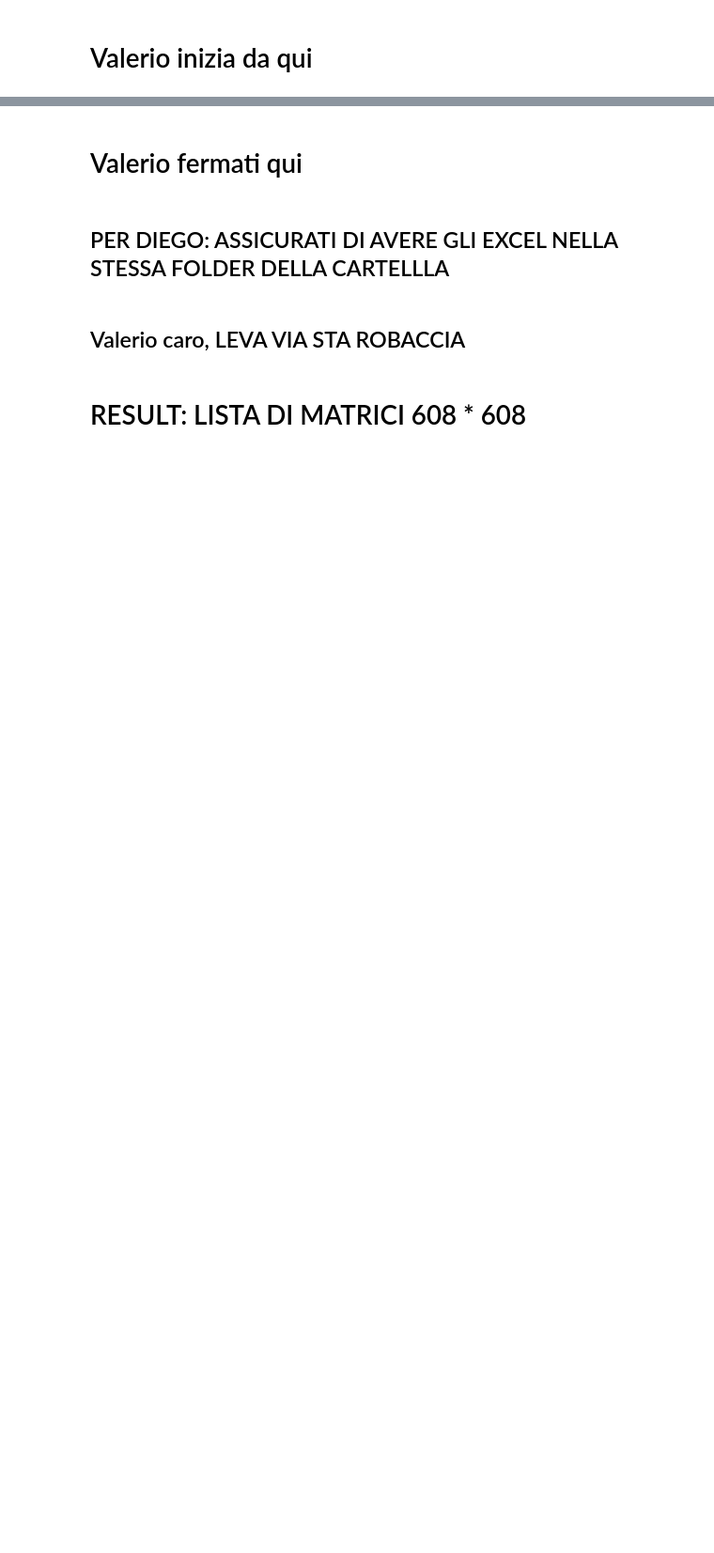
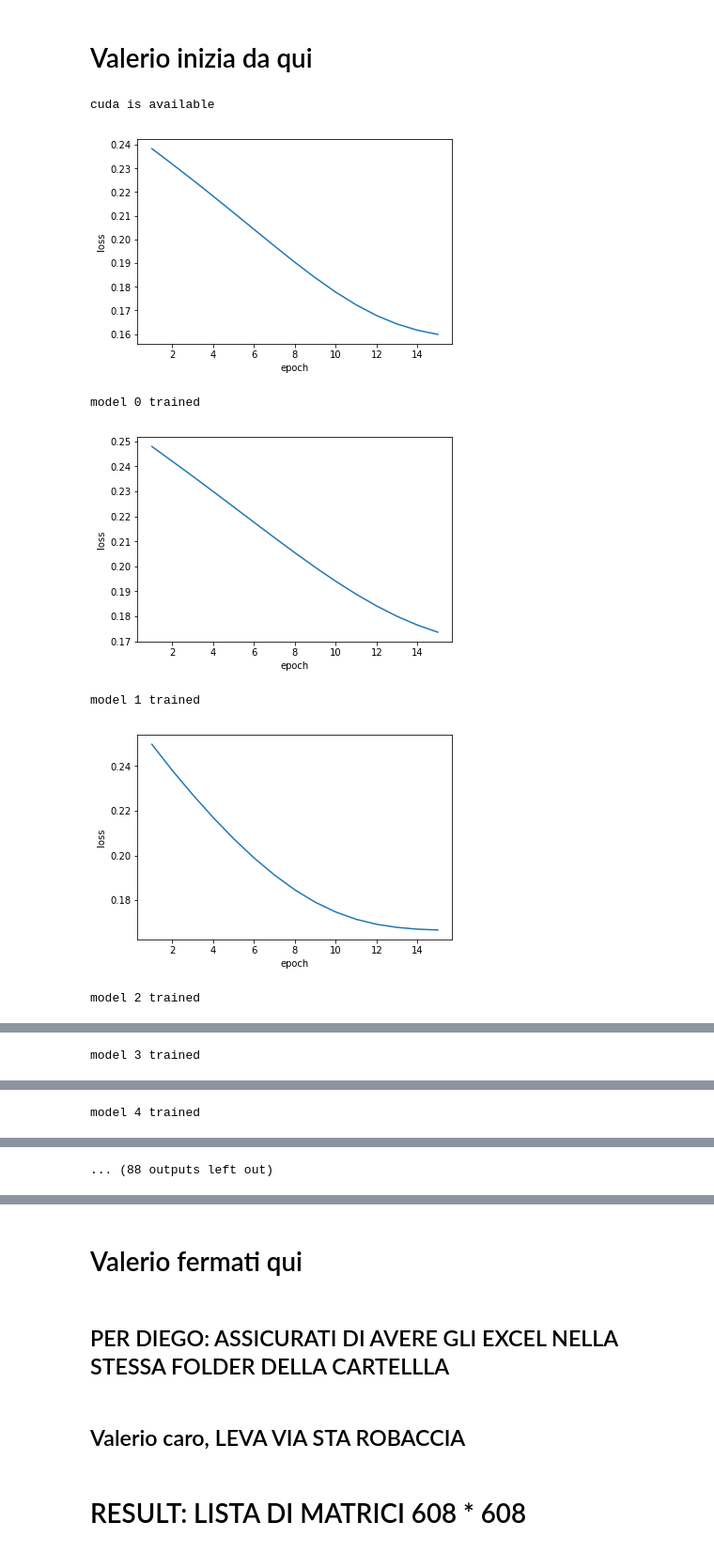
Before and after one commit to diegofiori/ML_RoadSegmentation, a Jupyter notebook: ML_notebook_Diego_Valerio.ipynb, the cells around one changed output, grey strips where cells are left out. Shown at 94% size. Saved outputs shown, nothing was run; the diff lists cells and outputs as text; code cells hidden in the pictures; blank space fills up the shorter version.

```diff
--- a/ML_notebook_Diego_Valerio.ipynb
+++ b/ML_notebook_Diego_Valerio.ipynb
@@ -44,15 +44,15 @@ class DatasetSimpleNet(Dataset):
             self.files= [*self.files*2]
         if nb_boot > 0:
             if nb_boot<len(self.files):
-                self.bootstrap_dataset = np.random.choice(np.arange(nb_boot), size =nb_boot,
+                self.bootstrap_dataset = np.random.choice(np.arange(len(self.files)), size =nb_boot,
                                                           replace = False)
             else :
-                self.bootstrap_dataset = np.random.choice(np.arange(nb_boot), size =nb_boot,
+                self.bootstrap_dataset = np.random.choice(np.arange(len(self.files)), size =nb_boot,
                                                           replace = True)
         else :
             self.bootstrap_dataset = np.arange(len(self.files))
         self.bootstrap_dataset = np.array(self.bootstrap_dataset)
-        self.binary_vector = np.ones(self.bootstrap_dataset.shape)
+        self.binary_vector = np.ones(len(self.files))
 
         self.binary_vector[self.bootstrap_dataset]=0
 
@@ -69,7 +69,7 @@ class DatasetSimpleNet(Dataset):
         if self.flip_len>0:
             image,gt_image = flip(image,gt_image)
 
-        i = self.bootstrap_dataset.shape[0]//self.initial_len
+        i = index//self.initial_len
         image,gt_image = image[i],gt_image[i]
         w,h=16,16
         train_sub_images = [img_crop(image, w, h)]
@@ -85,4 +85,4 @@ class DatasetSimpleNet(Dataset):
                 new_indices= np.random.permutation(len(train_mask_label))
                 train_sub_images=train_sub_images[new_indices]
                 train_mask_label=train_mask_label[new_indices]
-        return train_sub_images, train_mask_label
+        return train_sub_images, 1*train_mask_label
@@ -193,7 +192,7 @@ def train_model_Adam( model, dataset, max_epochs, lr, mini_batch_size, threshold
 # %%
 def bagging_NN(root_dir, percentage_train_data, nb_model, w, h, lr, max_epochs, mini_batch_size, dropout):
     nb_data = int( 800*percentage_train_data )
-    list_dataset = [DatasetSimpleNet(root_dir, nb_boot=nb_data, do_flip=True, do_rotation=True)]
+    list_dataset = [DatasetSimpleNet(root_dir, nb_boot=nb_data, do_flip=True, do_rotation=True) for l in range(nb_model)]
     models = []
     for i in range(nb_model):
         model=train_SimpleNet(list_dataset[i], lr, max_epochs, mini_batch_size, dropout)
@@ -213,30 +212,46 @@ def bagging_NN(root_dir, percentage_train_data, nb_model, w, h, lr, max_epochs,
     total_dataset = DatasetSimpleNet(root_dir, nb_boot=0, do_flip=False, do_rotation=False,
                                     do_train=False)
     #test_loader = DataLoader(dataset)
-    binary_matrix = np.zeros((total_dataset.__len__(),nb_model))
+    binary_matrix = np.zeros((800,nb_model))
     for i,dataset in enumerate(list_dataset):
         binary_matrix[:,i] = dataset.binary_vector
-    for i in tqdm(range(total_dataset.__len__())):
+    for i in tqdm(range(800)):
         if binary_matrix[i,:].sum()>0:
-            ind=np.where(binary_vector[i,:])[0]
+            test,label = total_dataset.__getitem__(i)
+            ind=np.where(binary_matrix[i,:])[0]
             predictions=np.array([models[k](test).detach().numpy() for k in ind])
             predictions = ((predictions.mean(0)[:] >0.5)*1).reshape(-1,)
             mask_test = label_to_img(400, 400, w, h, predictions)
-            F1_error += calcul_F1(label[i], mask_test)
+            label = label_to_img(400, 400, w, h, label)
+            F1_error += calcul_F1(label, mask_test)
         else:
             not_testable_img+=1
 
-    F1_error= F1_error/(len(dataset)-not_testable_img)
+    try:
+        F1_error= F1_error/(nb_data-not_testable_img)
+    except:
+        F1_error=0
     return models, F1_error
 # %%
 # valerio modifica questo
-percentage_train_data=0.1
+percentage_train_data=0.05
 nb_model=10
 w=16
 h=16
 lr=1e-4
-max_epochs=30
+max_epochs=15
 root_dir = 'training/'
-mini_batch_size=10
+mini_batch_size=20
 dropout=0
+np.random.seed(52)
+if tc.cuda.is_available():
+    print('cuda is available')
 models, F1_error= bagging_NN(root_dir, percentage_train_data, nb_model, w, h, lr, max_epochs, mini_batch_size, dropout)
+# %% [output]
+cuda is available
+[figure, added]
+model 0 trained
+[figure, added]
+model 1 trained
+[figure, added]
+model 2 trained
@@ -242,0 +259 @@ models, F1_error= bagging_NN(root_dir, percentage_train_data, nb_model, w, h, lr
+model 3 trained
@@ -242,0 +261 @@ models, F1_error= bagging_NN(root_dir, percentage_train_data, nb_model, w, h, lr
+model 4 trained
@@ -242,0 +263 @@ models, F1_error= bagging_NN(root_dir, percentage_train_data, nb_model, w, h, lr
+... (88 outputs left out)
```
Also changed, not shown: parts of 6 cells of this notebook.
